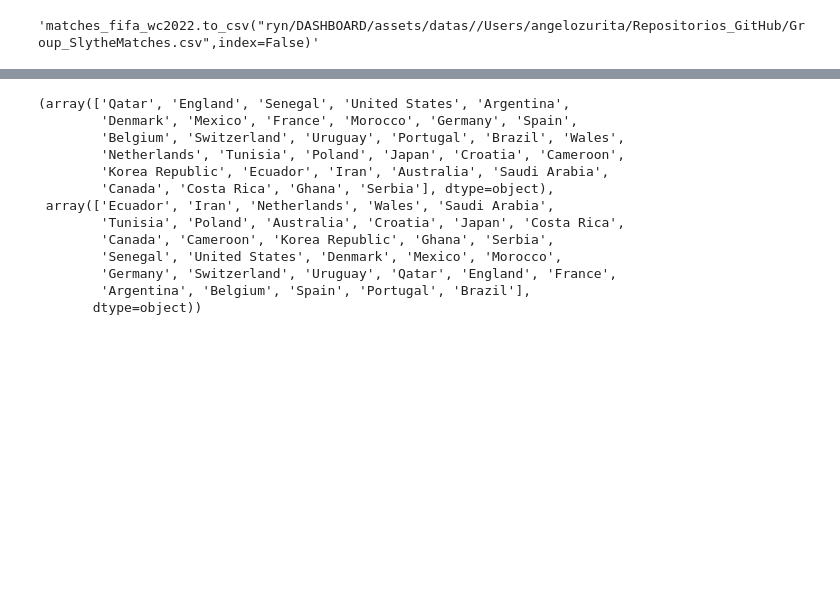
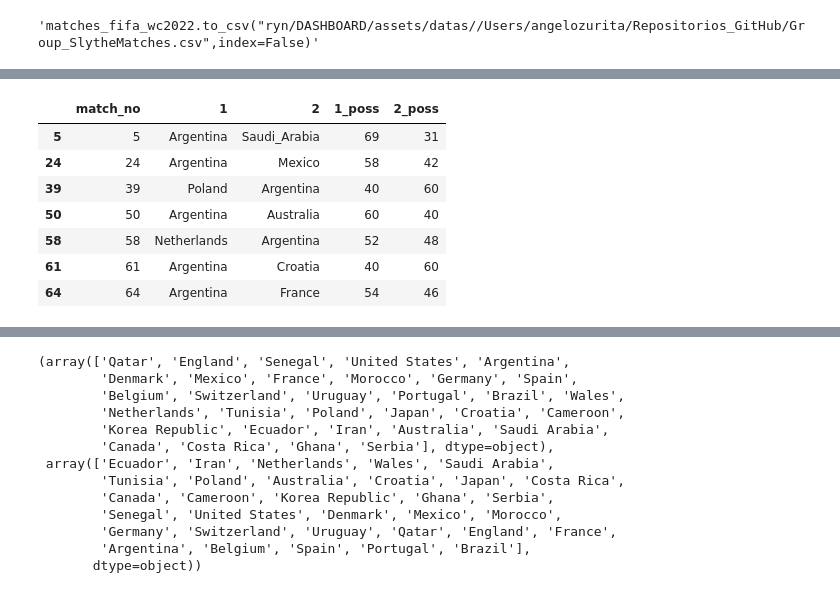
Before and after one commit to lromeror/Group_Slytheryn, a Jupyter notebook: DASHBOARD/assets/datas/FIFA_WORLD_CUP2022.ipynb, the cells around one changed output, grey strips where cells are left out. Cells and saved outputs as stored; diff of their text form; code cells hidden in the pictures; blank space fills up the shorter version.

```diff
--- a/DASHBOARD/assets/datas/FIFA_WORLD_CUP2022.ipynb
+++ b/DASHBOARD/assets/datas/FIFA_WORLD_CUP2022.ipynb
@@ -90,4 +107,15 @@ See the caveats in the documentation: https://pandas.pydata.org/pandas-docs/stab
 [interactive output not drawn]
+# %%
+df_match
+# %% [output]
+|  | match_no | 1 | 2 | 1_poss | 2_poss |
+| 5 | 5 | Argentina | Saudi_Arabia | 69 | 31 |
+| 24 | 24 | Argentina | Mexico | 58 | 42 |
+| 39 | 39 | Poland | Argentina | 40 | 60 |
+| 50 | 50 | Argentina | Australia | 60 | 40 |
+| 58 | 58 | Netherlands | Argentina | 52 | 48 |
+| 61 | 61 | Argentina | Croatia | 40 | 60 |
+| 64 | 64 | Argentina | France | 54 | 46 |
 # %%
 df_poss_match.info()
 # %% [output]
```
Also changed, not shown: parts of 16 cells of this notebook.
